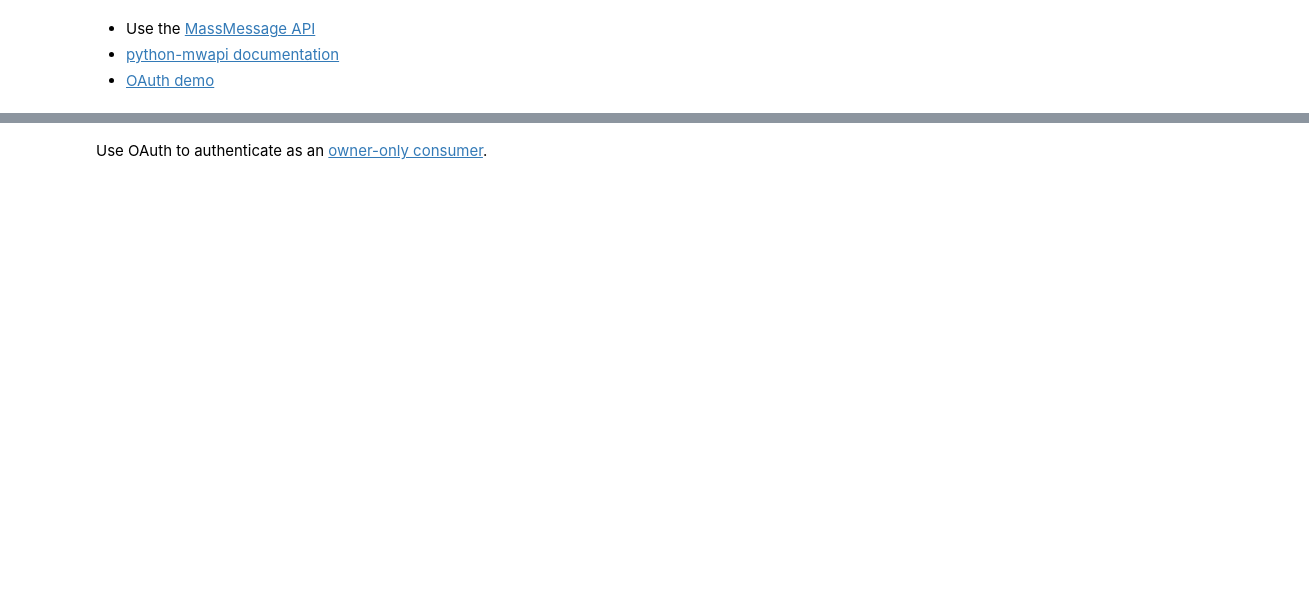
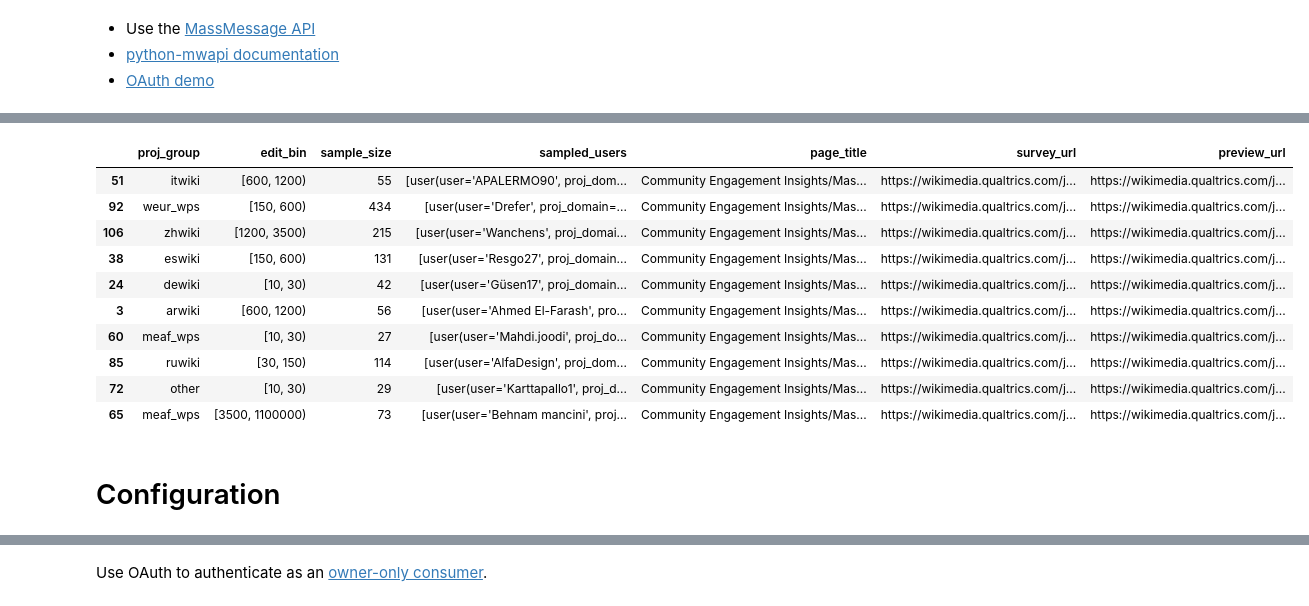
Before and after one commit to wikimedia-research/Community-Insights-sampling, a Jupyter notebook: distribution.ipynb, the cells around one changed output, grey strips where cells are left out. Drawn from its saved outputs; the diff is of its cells as text; code cells hidden in the pictures; blank space fills up the shorter version.

```diff
--- a/distribution.ipynb
+++ b/distribution.ipynb
@@ -12,0 +11,3 @@ sess = mwapi.Session("https://meta.wikimedia.org", user_agent = USER_AGENT )
+# %%
+real_strata = pd.read_csv("sampled-strata.tsv", sep = "\t")
+real_strata.head()
@@ -12,0 +21,16 @@ sess = mwapi.Session("https://meta.wikimedia.org", user_agent = USER_AGENT )
+# %%
+real_strata.sample(n = 10)
+# %% [output]
+|  | proj_group | edit_bin | sample_size | sampled_users | page_title | survey_url | preview_url |
+| 51 | itwiki | [600, 1200) | 55 | [user(user='APALERMO90', proj_dom... | Community Engagement Insights/Mas... | https://wikimedia.qualtrics.com/j... | https://wikimedia.qualtrics.com/j... |
+| 92 | weur_wps | [150, 600) | 434 | [user(user='Drefer', proj_domain=... | Community Engagement Insights/Mas... | https://wikimedia.qualtrics.com/j... | https://wikimedia.qualtrics.com/j... |
+| 106 | zhwiki | [1200, 3500) | 215 | [user(user='Wanchens', proj_domai... | Community Engagement Insights/Mas... | https://wikimedia.qualtrics.com/j... | https://wikimedia.qualtrics.com/j... |
+| 38 | eswiki | [150, 600) | 131 | [user(user='Resgo27', proj_domain... | Community Engagement Insights/Mas... | https://wikimedia.qualtrics.com/j... | https://wikimedia.qualtrics.com/j... |
+| 24 | dewiki | [10, 30) | 42 | [user(user='Güsen17', proj_domain... | Community Engagement Insights/Mas... | https://wikimedia.qualtrics.com/j... | https://wikimedia.qualtrics.com/j... |
+| 3 | arwiki | [600, 1200) | 56 | [user(user='Ahmed El-Farash', pro... | Community Engagement Insights/Mas... | https://wikimedia.qualtrics.com/j... | https://wikimedia.qualtrics.com/j... |
+| 60 | meaf_wps | [10, 30) | 27 | [user(user='Mahdi.joodi', proj_do... | Community Engagement Insights/Mas... | https://wikimedia.qualtrics.com/j... | https://wikimedia.qualtrics.com/j... |
+| 85 | ruwiki | [30, 150) | 114 | [user(user='AlfaDesign', proj_dom... | Community Engagement Insights/Mas... | https://wikimedia.qualtrics.com/j... | https://wikimedia.qualtrics.com/j... |
+| 72 | other | [10, 30) | 29 | [user(user='Karttapallo1', proj_d... | Community Engagement Insights/Mas... | https://wikimedia.qualtrics.com/j... | https://wikimedia.qualtrics.com/j... |
+| 65 | meaf_wps | [3500, 1100000) | 73 | [user(user='Behnam mancini', proj... | Community Engagement Insights/Mas... | https://wikimedia.qualtrics.com/j... | https://wikimedia.qualtrics.com/j... |
+# %% [markdown]
+# Configuration
```
Also changed, not shown: parts of 25 cells of this notebook, 4 other files.
